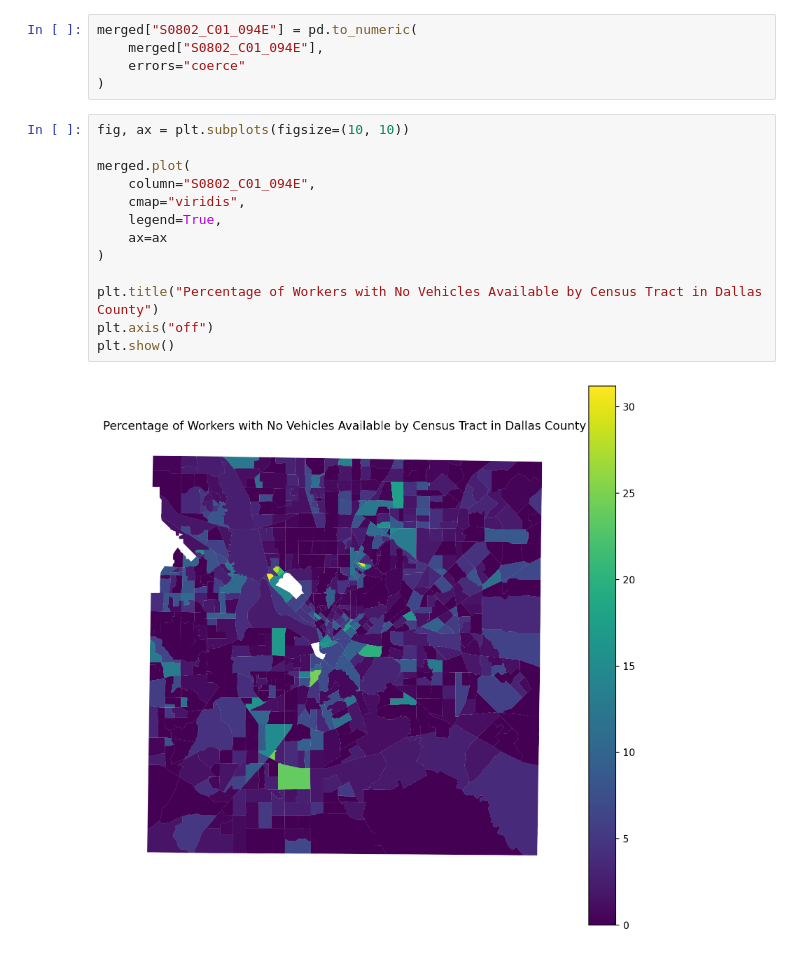
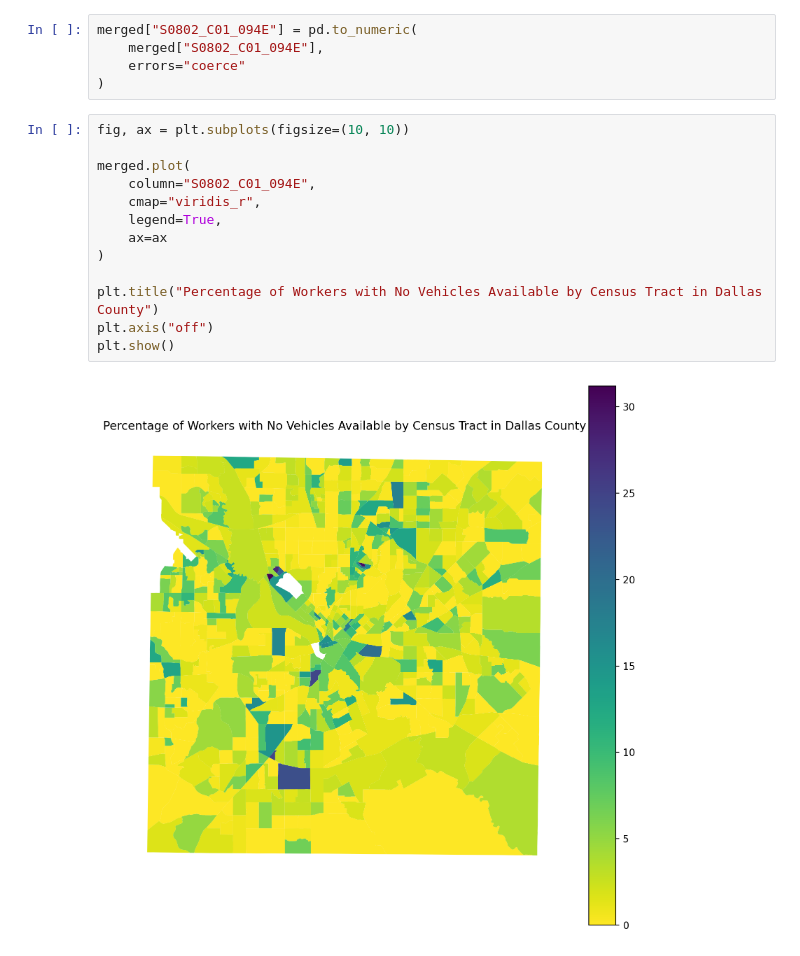
Before and after one commit to sarazarea26/fooddesertproject, a Jupyter notebook: food_justice/mobilityanalysis.ipynb, the cells around one changed output. Cells and saved outputs as stored; diff of their text form.

```diff
--- a/food_justice/mobilityanalysis.ipynb
+++ b/food_justice/mobilityanalysis.ipynb
@@ -80,15 +80,15 @@ merged["S0802_C01_094E"] = pd.to_numeric(
 # %%
 fig, ax = plt.subplots(figsize=(10, 10))
 
 merged.plot(
     column="S0802_C01_094E",
-    cmap="viridis",
+    cmap="viridis_r",
     legend=True,
     ax=ax
 )
 
 plt.title("Percentage of Workers with No Vehicles Available by Census Tract in Dallas County")
 plt.axis("off")
 plt.show()
 # %% [output]
-[figure, old version]
+[figure, new version]
```
